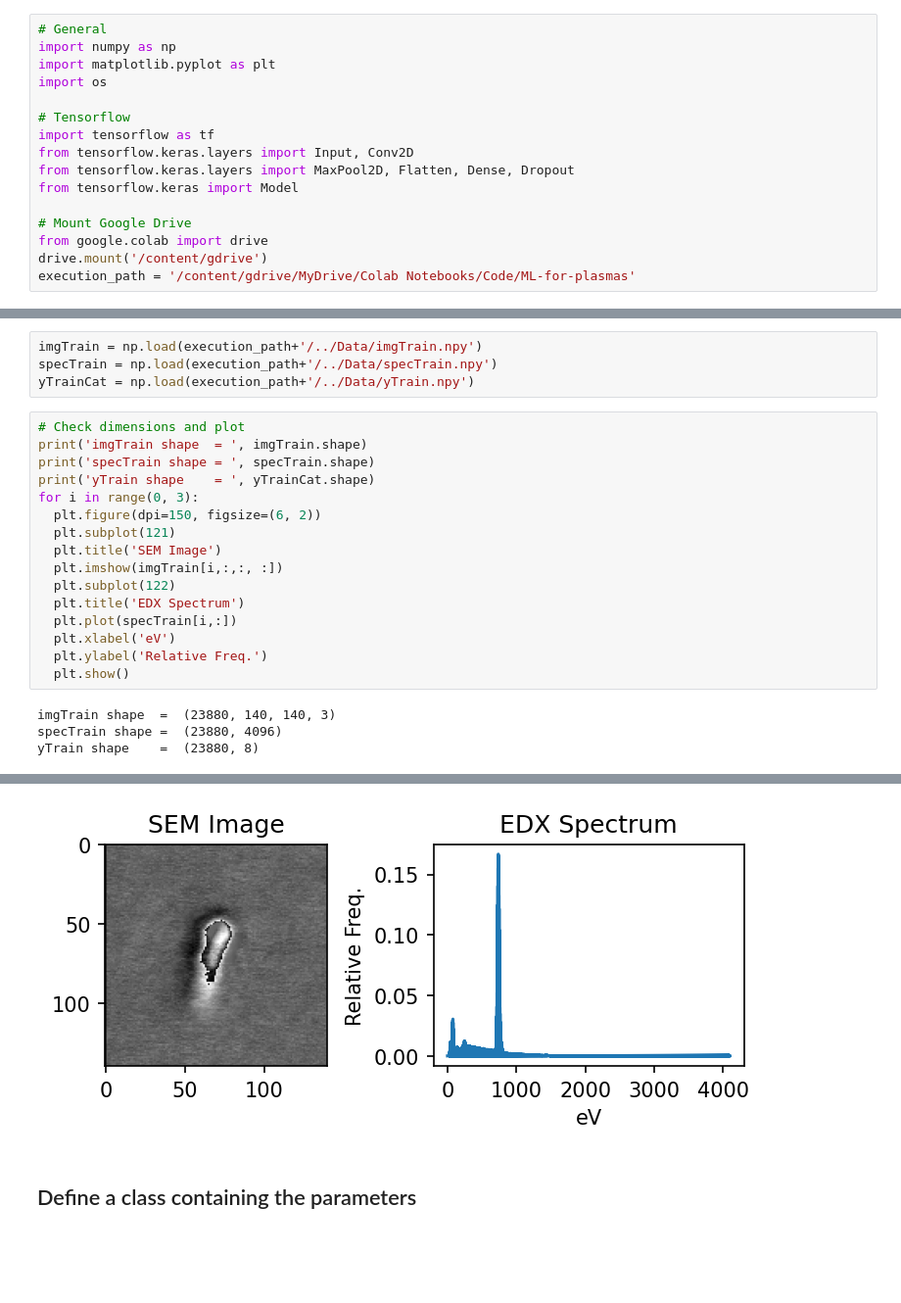
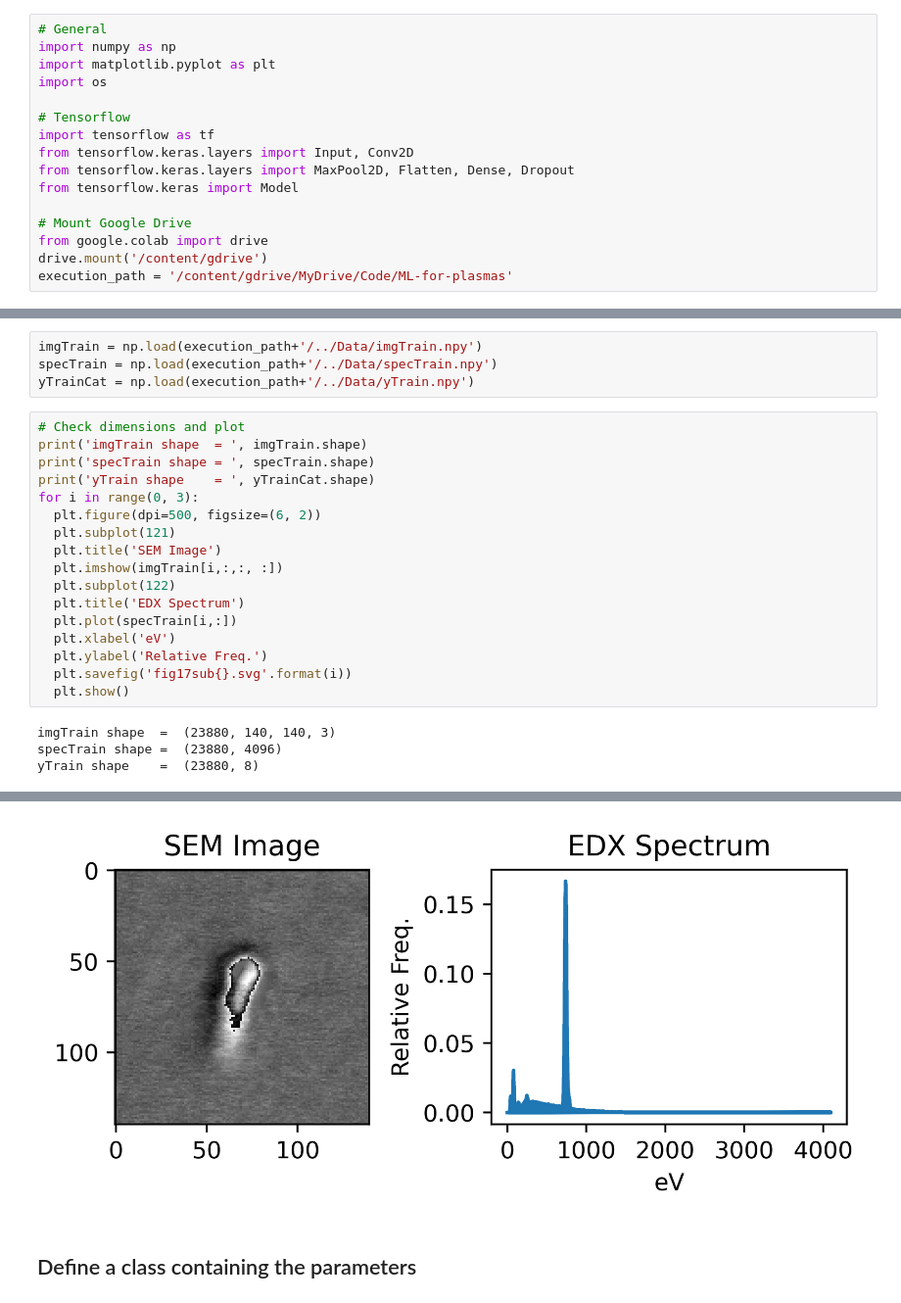
Before and after one commit to adbonzanini/ML-for-plasmas, a Jupyter notebook: Defect_Classification/Defect_Classification_CNN.ipynb, the cells around one changed output, grey strips where cells are left out. Shown at 98% size. Drawn from its saved outputs; the diff is of its cells as text; blank space fills up the shorter version.

Commit message:
Modified the dpi value in some of the figures

```diff
--- a/Defect_Classification/Defect_Classification_CNN.ipynb
+++ b/Defect_Classification/Defect_Classification_CNN.ipynb
@@ -22,7 +22,7 @@ from tensorflow.keras import Model
 # Mount Google Drive
 from google.colab import drive
 drive.mount('/content/gdrive')
-execution_path = '/content/gdrive/MyDrive/Colab Notebooks/Code/ML-for-plasmas'
+execution_path = '/content/gdrive/MyDrive/Code/ML-for-plasmas'
 # %% [output]
 Mounted at /content/gdrive
 # %% [markdown]
@@ -37,7 +37,7 @@ print('imgTrain shape  = ', imgTrain.shape)
 print('specTrain shape = ', specTrain.shape)
 print('yTrain shape    = ', yTrainCat.shape)
 for i in range(0, 3):
-  plt.figure(dpi=150, figsize=(6, 2))
+  plt.figure(dpi=500, figsize=(6, 2))
   plt.subplot(121)
   plt.title('SEM Image')
   plt.imshow(imgTrain[i,:,:, :])
@@ -46,6 +46,7 @@ for i in range(0, 3):
   plt.plot(specTrain[i,:])
   plt.xlabel('eV')
   plt.ylabel('Relative Freq.')
+  plt.savefig('fig17sub{}.svg'.format(i))
   plt.show()
 # %% [output]
 imgTrain shape  =  (23880, 140, 140, 3)
@@ -55,5 +56,5 @@ yTrain shape    =  (23880, 8)
 [figure]
-[figure, old version]
+[figure, new version]
 # %% [markdown]
 ## Define a class containing the parameters
 # %%
```
Also changed, not shown: parts of 8 cells of this notebook, 2 other files.
